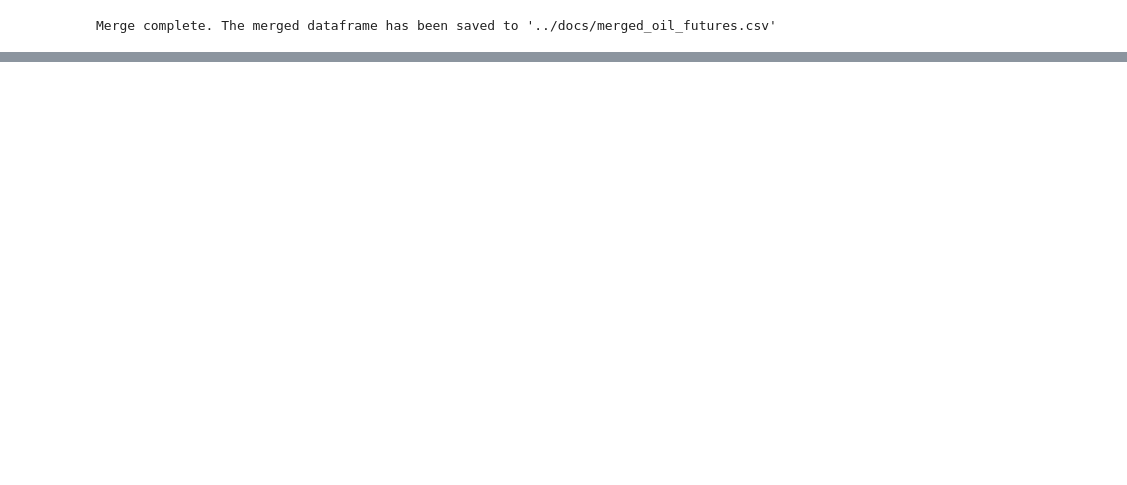
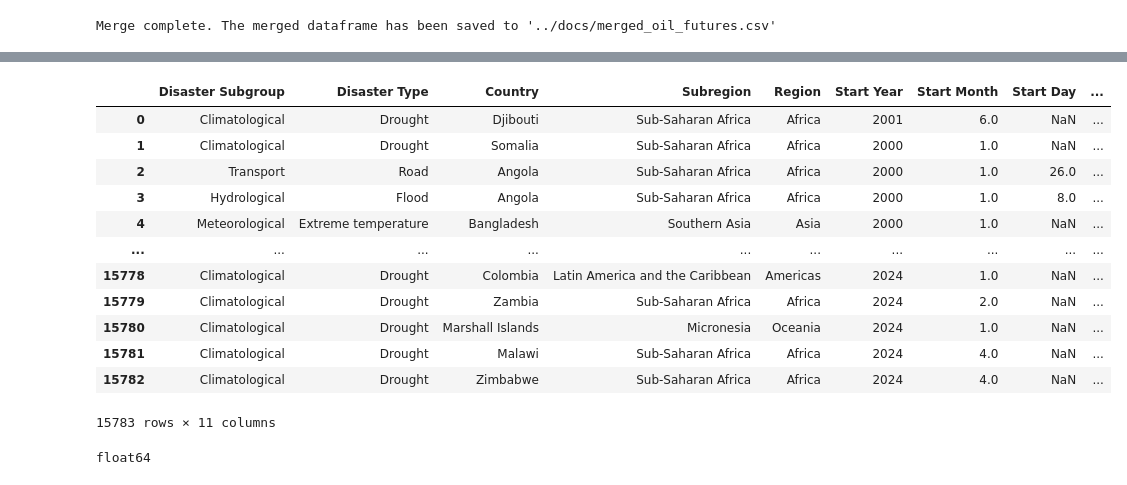
Before and after one commit to sirtxo/-EDA_MiddleEast_Conflicts_Energy, a Jupyter notebook: notebooks/Ipc_Oil_Dissaters_Initial_Analisis.ipynb, the cells around one changed output, grey strips where cells are left out. Cells and saved outputs as stored; diff of their text form; code cells hidden in the pictures; blank space fills up the shorter version.

Commit message:
- Add new datas

```diff
--- a/notebooks/Ipc_Oil_Dissaters_Initial_Analisis.ipynb
+++ b/notebooks/Ipc_Oil_Dissaters_Initial_Analisis.ipynb
@@ -110,0 +177,26 @@ Merge complete. The merged dataframe has been saved to '../docs/merged_oil_futur
+# %%
+
+columns_to_read = ['Disaster Subgroup', 'Disaster Type', 'Country', 'Subregion', 'Region',
+                   'Total Deaths', 'Total Affected','CPI', 'Start Day', 'Start Month','Start Year']
+disaster_data = pd.read_csv('../docs/public_emdat_custom_request_2024-05-20_05d7a61a-ce43-4261-b0e0-a53f4026640a.csv', delimiter=';', usecols=columns_to_read, encoding='utf-8', on_bad_lines='skip')
+
+disaster_data.head(1515151)
+# %% [output]
+|  | Disaster Subgroup | Disaster Type | Country | Subregion | Region | Start Year | Start Month | Start Day | ... |
+| 0 | Climatological | Drought | Djibouti | Sub-Saharan Africa | Africa | 2001 | 6.0 | NaN | ... |
+| 1 | Climatological | Drought | Somalia | Sub-Saharan Africa | Africa | 2000 | 1.0 | NaN | ... |
+| 2 | Transport | Road | Angola | Sub-Saharan Africa | Africa | 2000 | 1.0 | 26.0 | ... |
+| 3 | Hydrological | Flood | Angola | Sub-Saharan Africa | Africa | 2000 | 1.0 | 8.0 | ... |
+| 4 | Meteorological | Extreme temperature | Bangladesh | Southern Asia | Asia | 2000 | 1.0 | NaN | ... |
+| ... | ... | ... | ... | ... | ... | ... | ... | ... | ... |
+| 15778 | Climatological | Drought | Colombia | Latin America and the Caribbean | Americas | 2024 | 1.0 | NaN | ... |
+| 15779 | Climatological | Drought | Zambia | Sub-Saharan Africa | Africa | 2024 | 2.0 | NaN | ... |
+| 15780 | Climatological | Drought | Marshall Islands | Micronesia | Oceania | 2024 | 1.0 | NaN | ... |
+| 15781 | Climatological | Drought | Malawi | Sub-Saharan Africa | Africa | 2024 | 4.0 | NaN | ... |
+| 15782 | Climatological | Drought | Zimbabwe | Sub-Saharan Africa | Africa | 2024 | 4.0 | NaN | ... |
+15783 rows × 11 columns
+# %%
+tipo_de_datos = disaster_data['Total Affected'].dtype
+print(tipo_de_datos)
+# %% [output]
+float64
```
Also changed, not shown: parts of 23 cells of this notebook, 24 other files.
